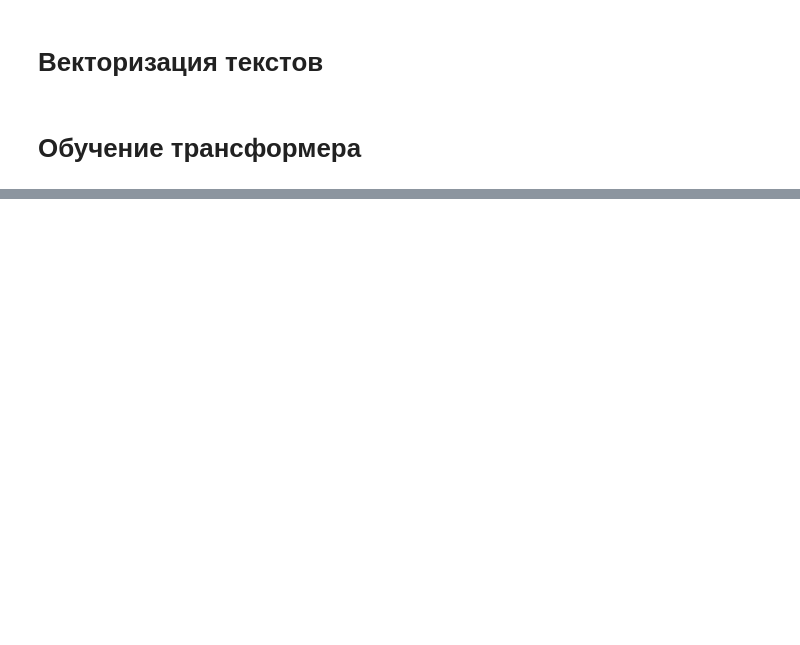
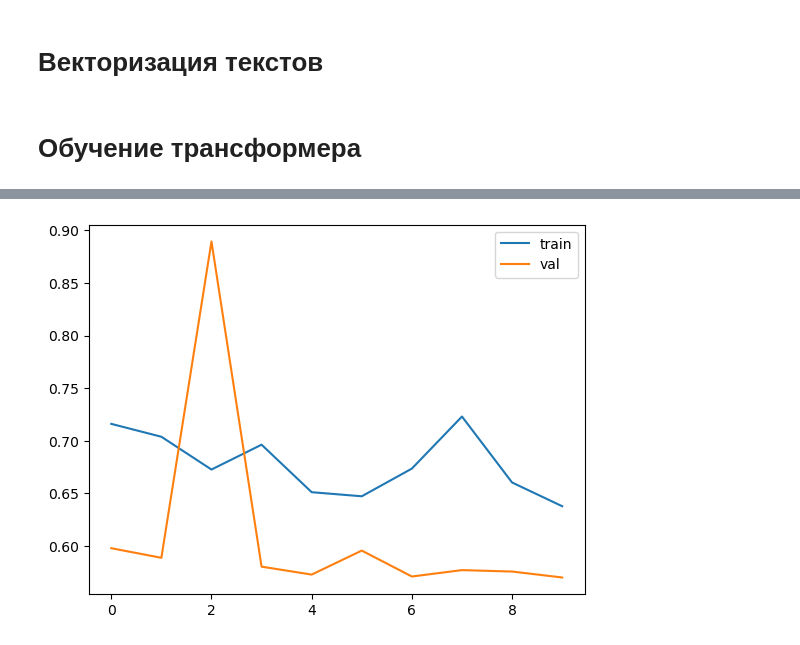
Before and after one commit to IlyaKasiutin/FOSII, a Jupyter notebook: lab5.ipynb, the cells around one changed output, grey strips where cells are left out. Drawn from its saved outputs; the diff is of its cells as text; code cells hidden in the pictures; blank space fills up the shorter version.

```diff
--- a/lab5.ipynb
+++ b/lab5.ipynb
@@ -33,11 +37,15 @@ model.save("word2vec_model.bin")
 # %% [markdown]
 # Векторизация текстов
 # %%
-df = df[:10]
+n_samples = 1000
+indexes = np.random.choice(np.arange(len(df)), n_samples, replace=False)
+df = df.iloc[indexes]
+corpus = df["comment"].to_list()
+tokenized_sentences = [word_tokenize(sentence.lower()) for sentence in corpus]
 # %%
 max_len = max([len(sentence) for sentence in tokenized_sentences])
 
-df["vectorized_seq"] = df["comment"].apply(lambda x: np.array([model.wv[word] for word in word_tokenize(x.lower())]))
+df["vectorized_seq"] = df["comment"].apply(lambda x: np.array([ebmedder_model.wv[word] for word in word_tokenize(x.lower())]))
 
 
 padded_sequences = []
@@ -71,14 +75,12 @@ from nn.losses.cross_entropy import CrossEntropy
 from nn.optimizers.adam import Adam
 import matplotlib.pyplot as plt
 
-# Model hyperparameters
 n_inputs = 10      # Input feature dimension
-d_model = 64     # Model dimension
+d_model = 128     # Model dimension
 n_heads = 2        # Number of attention heads
 n_layers = 2       # Number of transformer blocks
-d_ff = 128         # Feed-forward dimension
+d_ff = 256         # Feed-forward dimension
 n_outputs = 2    # Number of output classes
-seq_len = 20       # Sequence length
 # num_samples = 200 # Number of training samples
 
 # Create transformer model
@@ -89,24 +91,19 @@ model = Transformer(
     n_layers=n_layers,
     d_ff=d_ff,
     n_outputs=n_outputs,
-    max_seq_len=seq_len
 )
 
-# Create sample training data
-# Shape: (num_samples, seq_len, n_inputs)
-X_train = np.random.randn(2000, seq_len, n_inputs)
+# X_train = np.random.randn(20000, seq_len, n_inputs)
 # Create one-hot encoded labels for n_outputs classes
-y_train = np.eye(n_outputs)[np.random.choice(n_outputs, 2000)].astype(np.float32)
+# y_train = np.eye(n_outputs)[np.random.choice(n_outputs, 20000)].astype(np.float32)
 
-# # Create sample validation data
-X_val = np.random.randn(400, seq_len, n_inputs)
-y_val = np.eye(n_outputs)[np.random.choice(n_outputs, 400)].astype(np.float32)
+# X_val = np.random.randn(400, seq_len, n_inputs)
+# y_val = np.eye(n_outputs)[np.random.choice(n_outputs, 400)].astype(np.float32)
 
-# Create CrossEntropy loss function
+
 loss_fn = CrossEntropy()
 optimizer = Adam(learning_rate=0.001)
 
-# Train the model
 print("Training Transformer with CrossEntropy loss...")
 print(f"Model architecture: {n_layers} layers, {n_heads} heads, d_model={d_model}, d_ff={d_ff}")
 
@@ -127,15 +124,5 @@ if history['val_loss']:
     print(f"Final validation loss: {history['val_loss'][-1]:.4f}")
     if history['val_accuracy']:
         print(f"Final validation accuracy: {history['val_accuracy'][-1]:.4f}")
-
-# Test forward pass after training
-test_output = model.forward(X_val[0])  # Single sequence
-print(f"\nTest output shape: {test_output.shape}")
-predicted_class = np.argmax(test_output)
-true_class = np.argmax(y_val[0])
-print(f"Predicted class: {predicted_class}, True class: {true_class}")
-print("Transformer training example completed successfully!")
-
-plt.plot(history["train_loss"])
 # %% [output]
 Training Transformer with CrossEntropy loss...
@@ -163,0 +145,7 @@ Transformer training example completed successfully!
+# %%
+plt.plot(history["train_loss"], label="train")
+plt.plot(history["val_loss"], label="val")
+plt.legend()
+plt.show()
+# %% [output]
+[figure, added]
```
Also changed, not shown: parts of 4 cells of this notebook, 3 other files.
